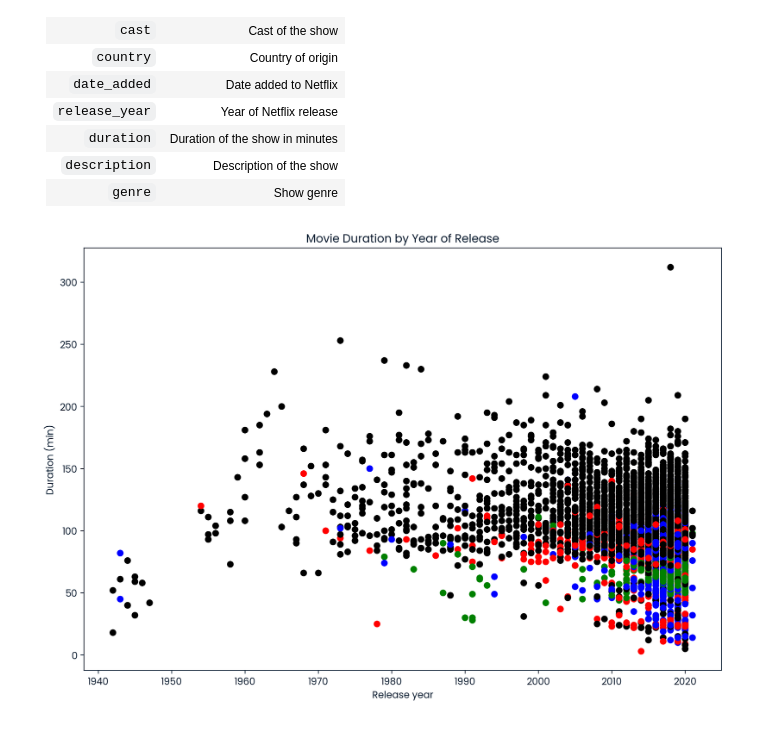
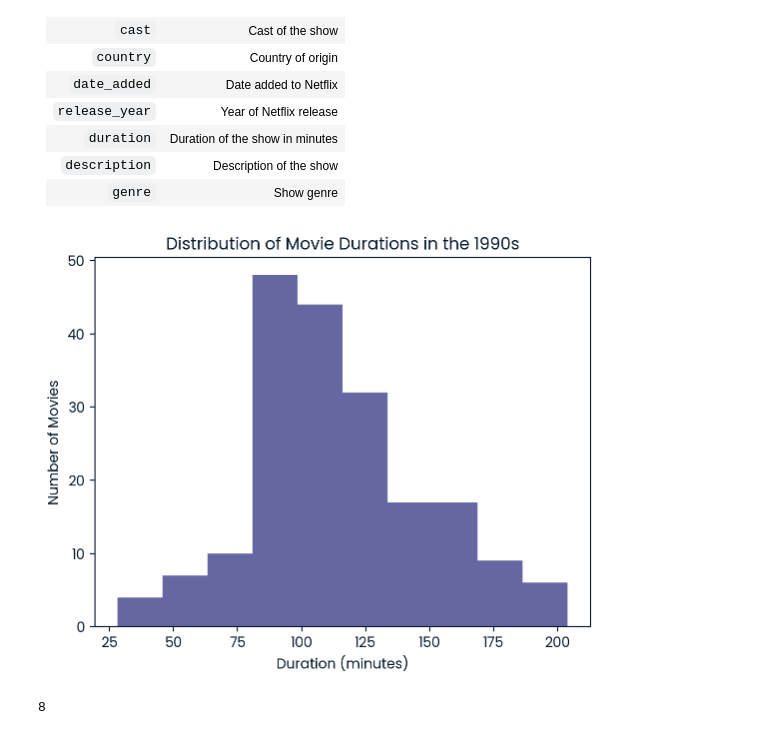
Before and after one commit to saifrhman/portfolio, a Jupyter notebook: Investigation of Netflix Movies/notebooks/netflix_data_analysis.ipynb, the cells around one changed output. Drawn from its saved outputs; the diff is of its cells as text; code cells hidden in the pictures.

Commit message:
Update netflix_data_analysis.ipynb
adding histogram

```diff
--- a/Investigation of Netflix Movies/notebooks/netflix_data_analysis.ipynb
+++ b/Investigation of Netflix Movies/notebooks/netflix_data_analysis.ipynb
@@ -31,52 +31,53 @@ import matplotlib.pyplot as plt
 # %%
 # Importing pandas and matplotlib
 import pandas as pd
 import matplotlib.pyplot as plt
 
 # Read in the Netflix CSV as a DataFrame
 netflix_df = pd.read_csv("netflix_data.csv")
 
 # Subset the DataFrame for type "Movie"
 netflix_subset = netflix_df[netflix_df["type"] == "Movie"]
 
-# Select only the columns of interest
-netflix_movies = netflix_subset[["title", "country", "genre", "release_year", "duration"]]
+# Filter the to keep only movies released in the 1990s
+# Start by filtering out movies that were released before 1990
+subset = netflix_subset[(netflix_subset["release_year"] >= 1990)]
 
-# Filter for durations shorter than 60 minutes
-short_movies = netflix_movies[netflix_movies.duration < 60]
+# And then do the same to filter out movies released on or after 2000
+movies_1990s = subset[(subset["release_year"] < 2000)]
 
-# Define an empty list
-colors = []
+# Another way to do this step is to use the & operator which allows you to do this type of filtering in one step
+# movies_1990s = netflix_subset[(netflix_subset["release_year"] >= 1990) & (netflix_subset["release_year"] < 2000)]
 
-# Iterate over rows of netflix_movies
-for label, row in netflix_movies.iterrows() :
-    if row["genre"] == "Children" :
-        colors.append("red")
-    elif row["genre"] == "Documentaries" :
-        colors.append("blue")
-    elif row["genre"] == "Stand-Up":
-        colors.append("green")
-    else:
-        colors.append("black")
-
-# Inspect the first 10 values in your list
-colors[:10]
-
-# Set the figure style and initalize a new figure
-fig = plt.figure(figsize=(12,8))
-
-# Create a scatter plot of duration versus release_year
-plt.scatter(netflix_movies.release_year, netflix_movies.duration, c=colors)
-
-# Create a title and axis labels
-plt.title("Movie Duration by Year of Release")
-plt.xlabel("Release year")
-plt.ylabel("Duration (min)")
-
-# Show the plot
+# Visualize the duration column of your filtered data to see the distribution of movie durations
+# See which bar is the highest and save the duration value, this doesn't need to be exact!
+plt.hist(movies_1990s["duration"])
+plt.title('Distribution of Movie Durations in the 1990s')
+plt.xlabel('Duration (minutes)')
+plt.ylabel('Number of Movies')
 plt.show()
 
-# Are we certain that movies are getting shorter?
-answer = "no"
+duration = 100
+
+# Filter the data again to keep only the Action movies
+action_movies_1990s = movies_1990s[movies_1990s["genre"] == "Action"]
+
+# Use a for loop and a counter to count how many short action movies there were in the 1990s
+
+# Start the counter
+short_movie_count = 0
+
+# Iterate over the labels and rows of the DataFrame and check if the duration is less than 90, if it is, add 1 to the counter, if it isn't, the counter should remain the same
+for label, row in action_movies_1990s.iterrows() :
+    if row["duration"] < 90 :
+        short_movie_count = short_movie_count + 1
+    else:
+        short_movie_count = short_movie_count
+
+print(short_movie_count)
+
+# A quicker way of counting values in a column is to use .sum() on the desired column
+# (action_movies_1990s["duration"] < 90).sum()
 # %% [output]
-[figure, old version]
+[figure, new version]
+8
```
